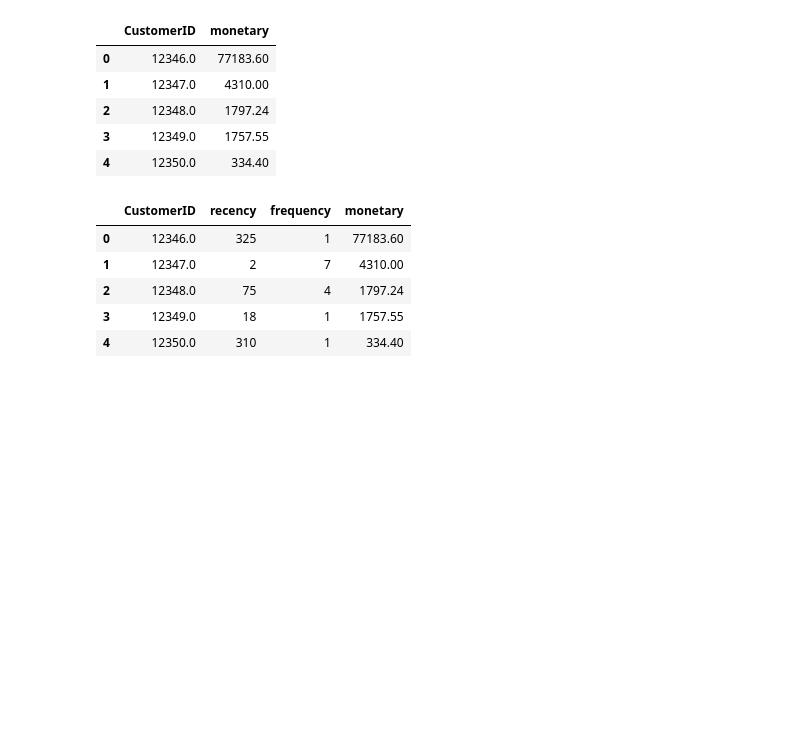
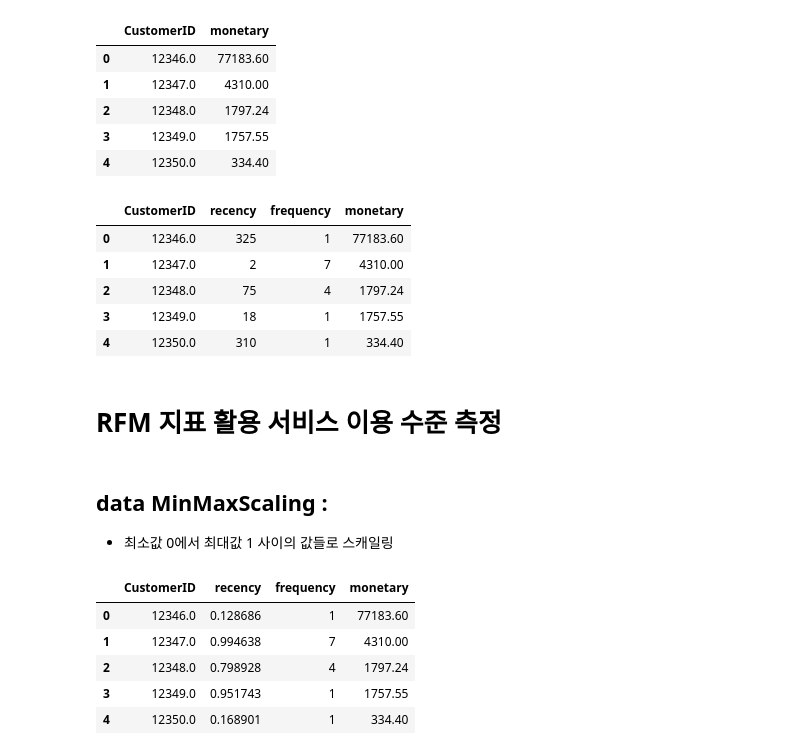
Before and after one commit to seonydg/ml-development-of-e-commerce-purchase-indicators, a Jupyter notebook: development-of-e-commerce-purchase-indicators.ipynb, the cells around one changed output. Saved outputs shown, nothing was run; the diff lists cells and outputs as text; code cells hidden in the pictures; blank space fills up the shorter version.

```diff
--- a/development-of-e-commerce-purchase-indicators.ipynb
+++ b/development-of-e-commerce-purchase-indicators.ipynb
@@ -395,3 +395,20 @@ rfm.head()
 | 2 | 12348.0 | 75 | 4 | 1797.24 |
 | 3 | 12349.0 | 18 | 1 | 1757.55 |
 | 4 | 12350.0 | 310 | 1 | 334.40 |
+# %% [markdown]
+# RFM 지표 활용 서비스 이용 수준 측정
+# %% [markdown]
+## data MinMaxScaling :
+- 최소값 0에서 최대값 1 사이의 값들로 스캐일링
+# %%
+# recency는 숫자가 작을수록 최근 구매일이기에 점수가 더 높아야 한다. 그래서 스캐일링 후 역수를 취해야 한다.
+rfm['recency'] = minmax_scale(rfm['recency'], axis=0, copy=True)
+rfm['recency'] = 1 - rfm['recency']
+rfm.head()
+# %% [output]
+|  | CustomerID | recency | frequency | monetary |
+| 0 | 12346.0 | 0.128686 | 1 | 77183.60 |
+| 1 | 12347.0 | 0.994638 | 7 | 4310.00 |
+| 2 | 12348.0 | 0.798928 | 4 | 1797.24 |
+| 3 | 12349.0 | 0.951743 | 1 | 1757.55 |
+| 4 | 12350.0 | 0.168901 | 1 | 334.40 |
```
Also changed, not shown: parts of 4 cells of this notebook.
